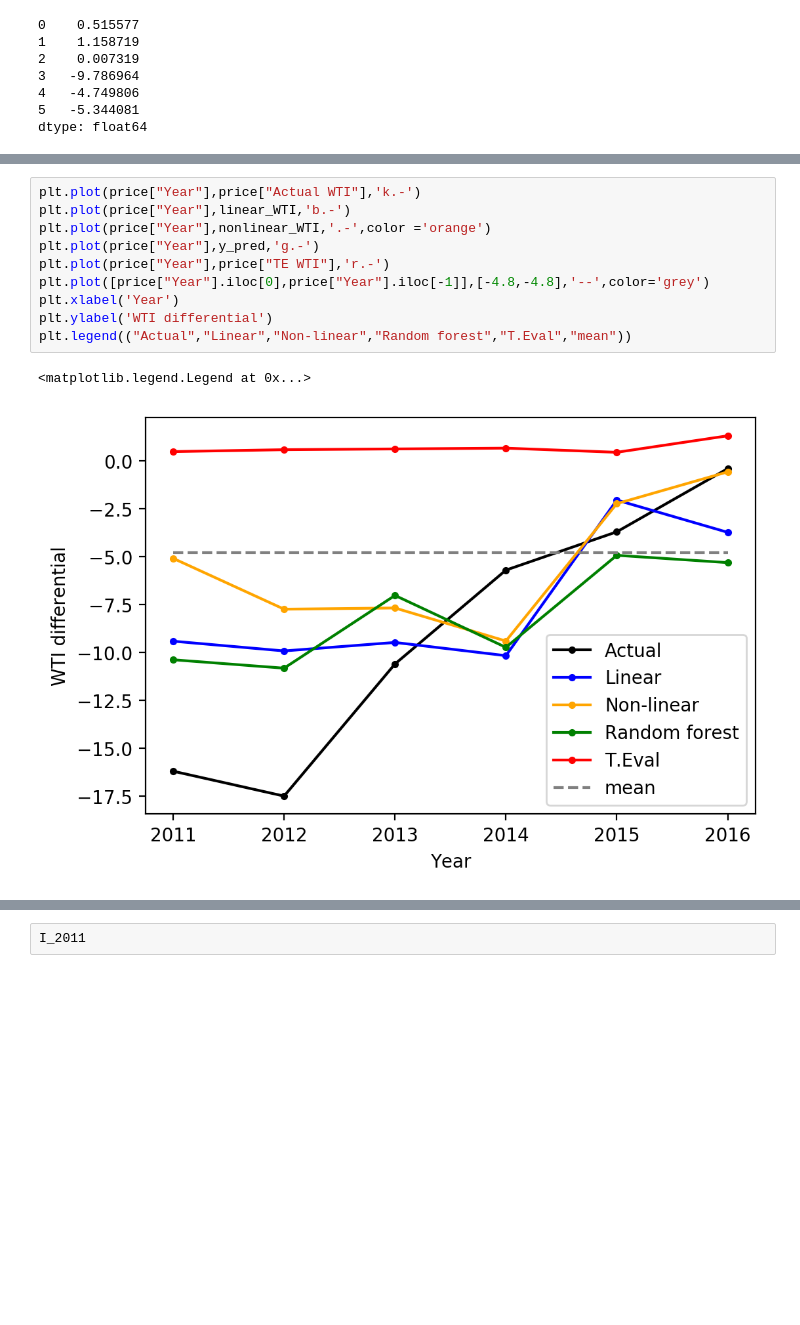
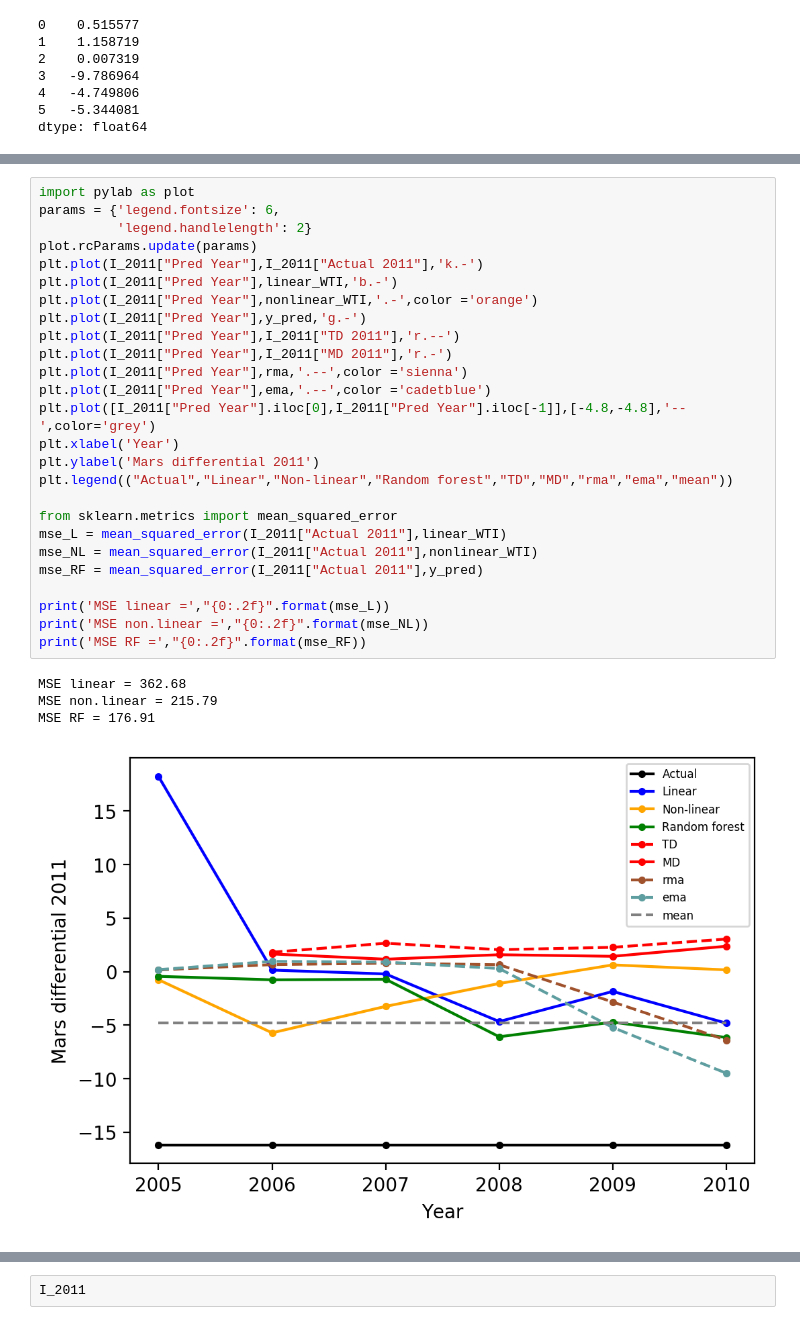
Before and after one commit to kaibawong/differential, a Jupyter notebook: WTI_pred.ipynb, the cells around one changed output, grey strips where cells are left out. Cells and saved outputs as stored; diff of their text form; blank space fills up the shorter version.

```diff
--- a/WTI_pred.ipynb
+++ b/WTI_pred.ipynb
@@ -210,13 +206,31 @@ print(y_pred)
 # %%
-plt.plot(price["Year"],price["Actual WTI"],'k.-')
-plt.plot(price["Year"],linear_WTI,'b.-')
-plt.plot(price["Year"],nonlinear_WTI,'.-',color ='orange')
-plt.plot(price["Year"],y_pred,'g.-')
-plt.plot(price["Year"],price["TE WTI"],'r.-')
-plt.plot([price["Year"].iloc[0],price["Year"].iloc[-1]],[-4.8,-4.8],'--',color='grey')
+import pylab as plot
+params = {'legend.fontsize': 6,
+          'legend.handlelength': 2}
+plot.rcParams.update(params)
+plt.plot(I_2011["Pred Year"],I_2011["Actual 2011"],'k.-')
+plt.plot(I_2011["Pred Year"],linear_WTI,'b.-')
+plt.plot(I_2011["Pred Year"],nonlinear_WTI,'.-',color ='orange')
+plt.plot(I_2011["Pred Year"],y_pred,'g.-')
+plt.plot(I_2011["Pred Year"],I_2011["TD 2011"],'r.--')
+plt.plot(I_2011["Pred Year"],I_2011["MD 2011"],'r.-')
+plt.plot(I_2011["Pred Year"],rma,'.--',color ='sienna')
+plt.plot(I_2011["Pred Year"],ema,'.--',color ='cadetblue')
+plt.plot([I_2011["Pred Year"].iloc[0],I_2011["Pred Year"].iloc[-1]],[-4.8,-4.8],'--',color='grey')
 plt.xlabel('Year')
-plt.ylabel('WTI differential')
-plt.legend(("Actual","Linear","Non-linear","Random forest","T.Eval","mean"))
+plt.ylabel('Mars differential 2011')
+plt.legend(("Actual","Linear","Non-linear","Random forest","TD","MD","rma","ema","mean"))
+
+from sklearn.metrics import mean_squared_error
+mse_L = mean_squared_error(I_2011["Actual 2011"],linear_WTI)
+mse_NL = mean_squared_error(I_2011["Actual 2011"],nonlinear_WTI)
+mse_RF = mean_squared_error(I_2011["Actual 2011"],y_pred)
+
+print('MSE linear =',"{0:.2f}".format(mse_L))
+print('MSE non.linear =',"{0:.2f}".format(mse_NL))
+print('MSE RF =',"{0:.2f}".format(mse_RF))
 # %% [output]
-<matplotlib.legend.Legend at 0x...>
+MSE linear = 362.68
+MSE non.linear = 215.79
+MSE RF = 176.91
-[figure, old version]
+[figure, new version]
```
Also changed, not shown: parts of 9 cells of this notebook, 5 other files.
